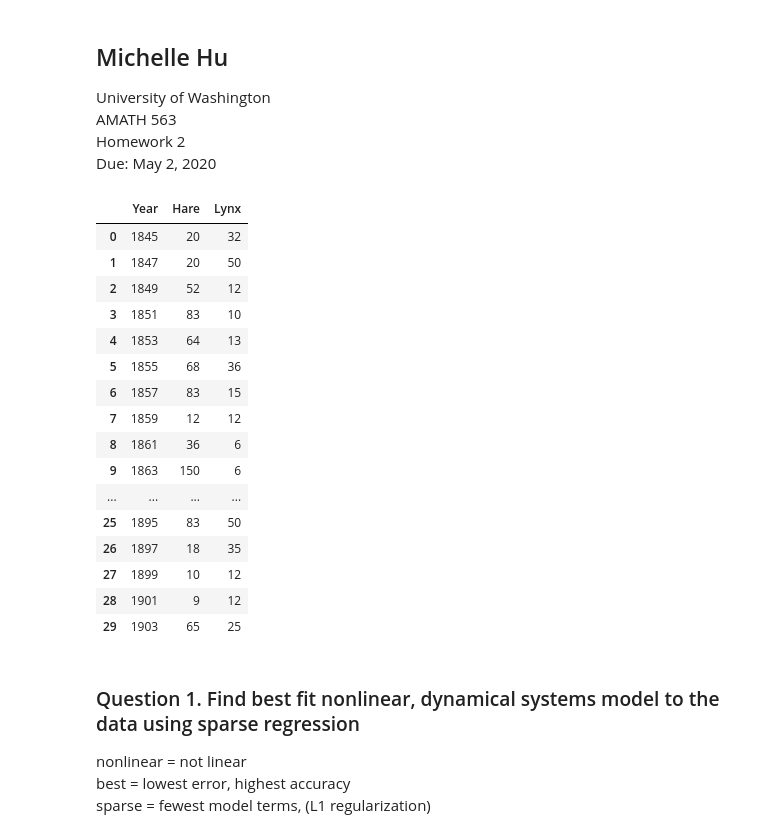
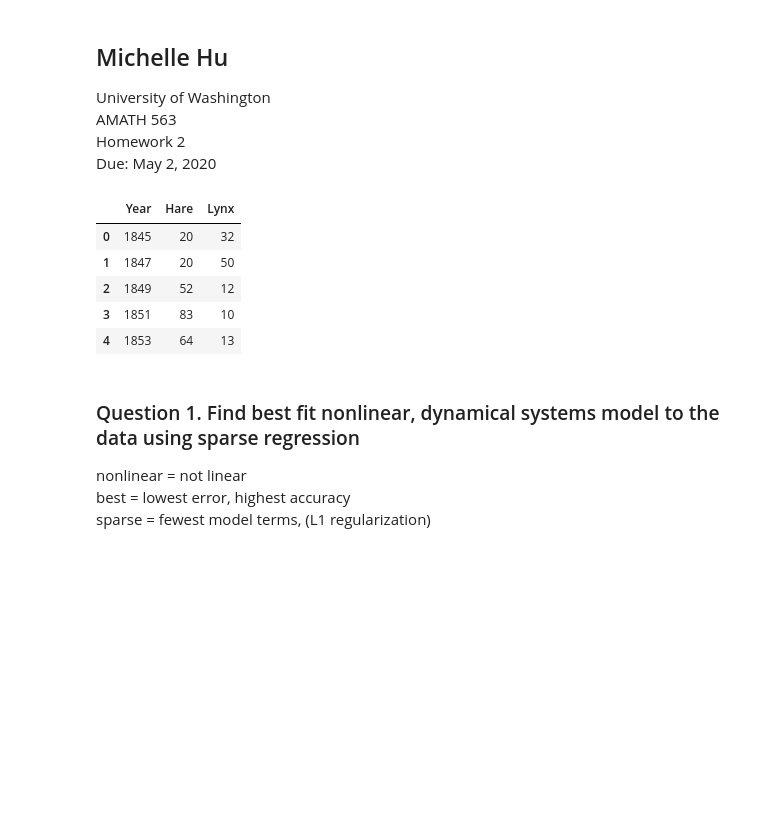
Before and after one commit to jmichellehu/ComplexSystems_AMATH563, a Jupyter notebook: hw2/AMATH563_hw2.ipynb, the cells around one changed output. Drawn from its saved outputs; the diff is of its cells as text; code cells hidden in the pictures; blank space fills up the shorter version.

```diff
--- a/hw2/AMATH563_hw2.ipynb
+++ b/hw2/AMATH563_hw2.ipynb
@@ -32,25 +32,14 @@ if not os.path.exists(fig_dir):
 df = pd.read_csv(data_dir+"population_data.csv"
                 )
 # %%
-df
+df.head()
 # %% [output]
 |  | Year | Hare | Lynx |
 | 0 | 1845 | 20 | 32 |
 | 1 | 1847 | 20 | 50 |
 | 2 | 1849 | 52 | 12 |
 | 3 | 1851 | 83 | 10 |
 | 4 | 1853 | 64 | 13 |
-| 5 | 1855 | 68 | 36 |
-| 6 | 1857 | 83 | 15 |
-| 7 | 1859 | 12 | 12 |
-| 8 | 1861 | 36 | 6 |
-| 9 | 1863 | 150 | 6 |
-| ... | ... | ... | ... |
-| 25 | 1895 | 83 | 50 |
-| 26 | 1897 | 18 | 35 |
-| 27 | 1899 | 10 | 12 |
-| 28 | 1901 | 9 | 12 |
-| 29 | 1903 | 65 | 25 |
 # %% [markdown]
 ### Question 1. Find best fit nonlinear, dynamical systems model to the data using sparse regression
 nonlinear = not linear
```
Also changed, not shown: parts of 25 cells of this notebook.
